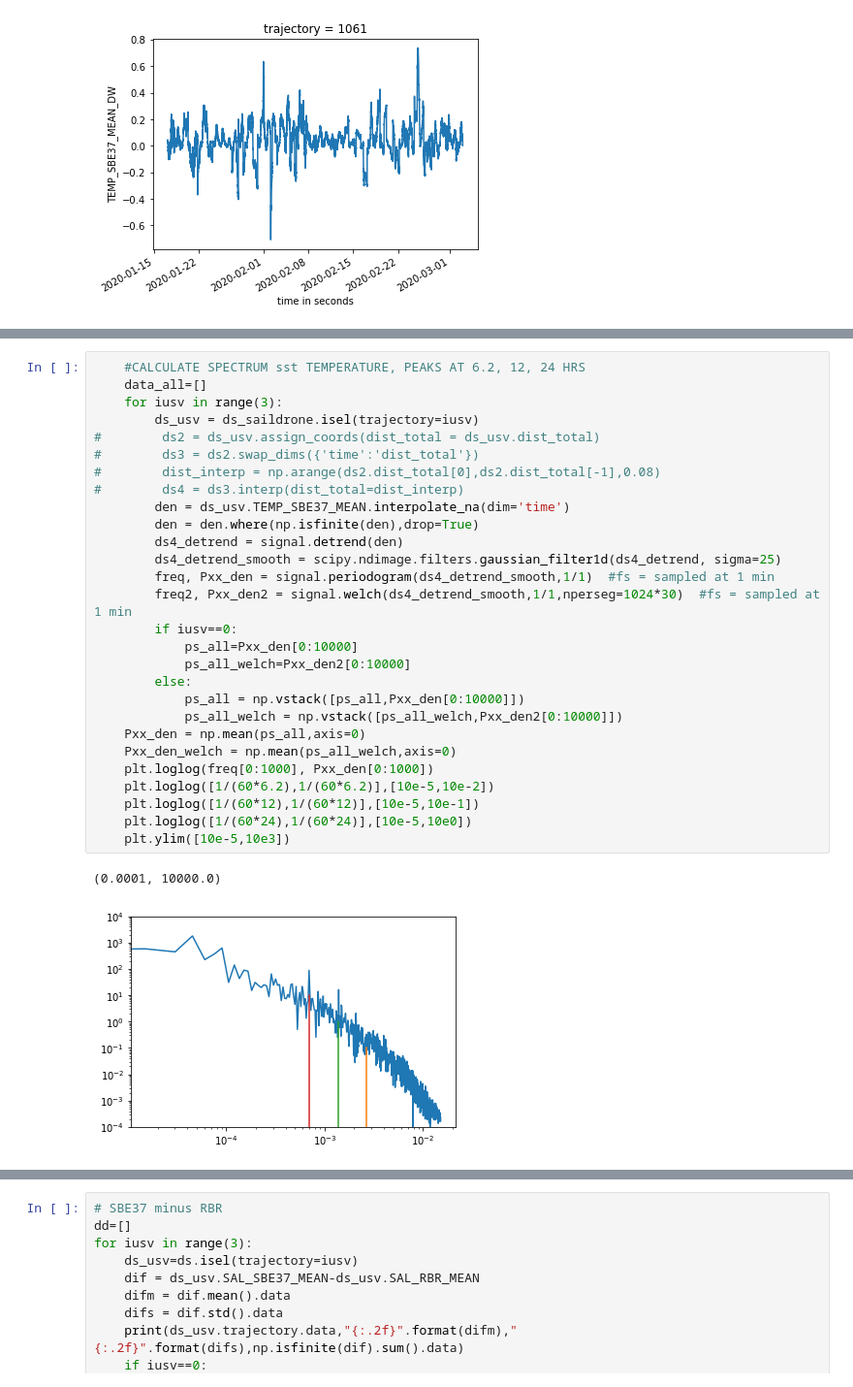
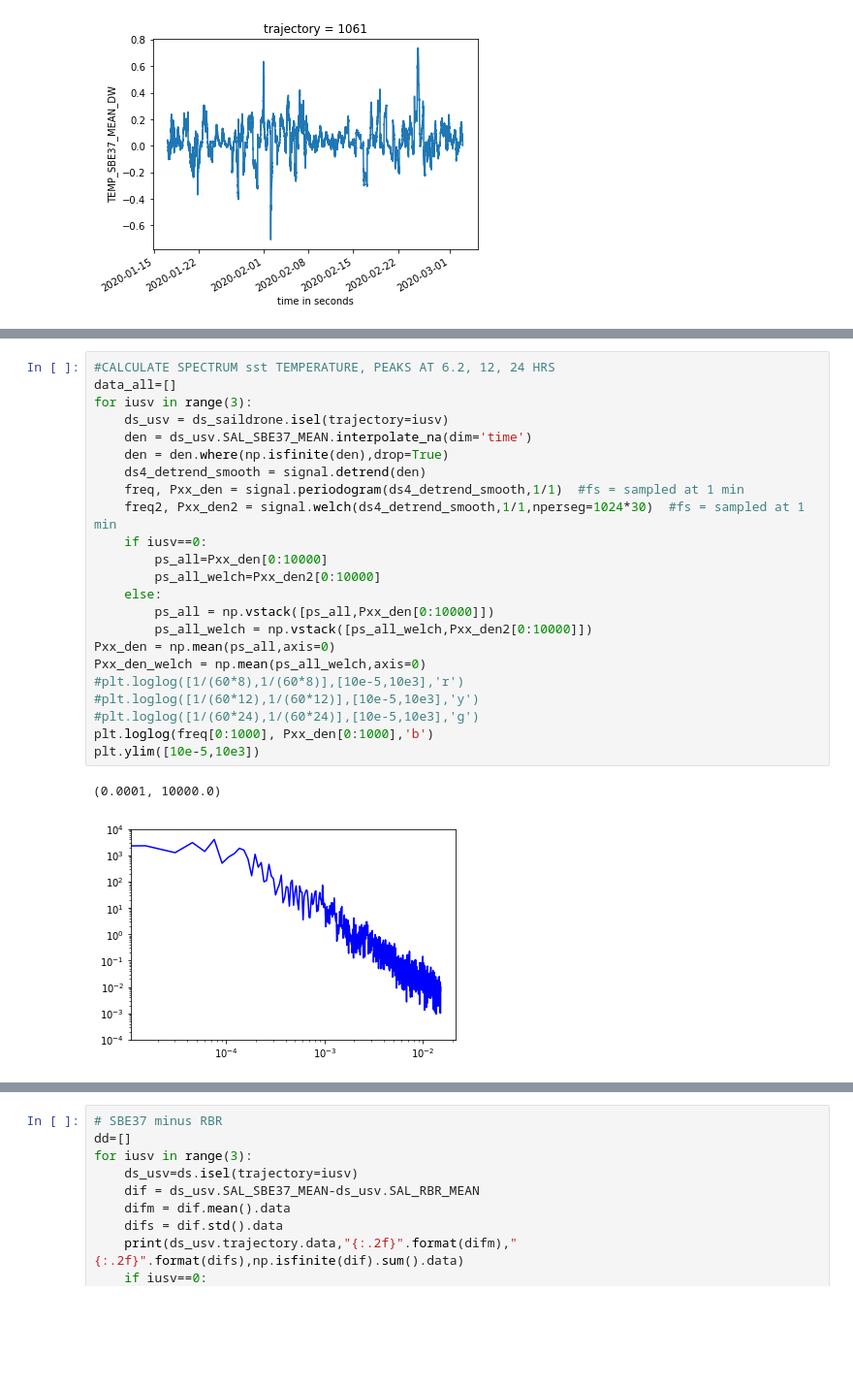
Before and after one commit to cgentemann/Saildrone, a Jupyter notebook: atomic/Calculate_density_plot.ipynb, the cells around one changed output, grey strips where cells are left out. Shown at 97% size. Drawn from its saved outputs; the diff is of its cells as text; blank space fills up the shorter version.

```diff
--- a/atomic/Calculate_density_plot.ipynb
+++ b/atomic/Calculate_density_plot.ipynb
@@ -284,31 +333,26 @@ ds_usv.TEMP_SBE37_MEAN_DW.plot()
 # %%
-    #CALCULATE SPECTRUM sst TEMPERATURE, PEAKS AT 6.2, 12, 24 HRS
-    data_all=[]
-    for iusv in range(3):
-        ds_usv = ds_saildrone.isel(trajectory=iusv)
-#        ds2 = ds_usv.assign_coords(dist_total = ds_usv.dist_total)
-#        ds3 = ds2.swap_dims({'time':'dist_total'})
-#        dist_interp = np.arange(ds2.dist_total[0],ds2.dist_total[-1],0.08)
-#        ds4 = ds3.interp(dist_total=dist_interp)
-        den = ds_usv.TEMP_SBE37_MEAN.interpolate_na(dim='time')
-        den = den.where(np.isfinite(den),drop=True)
-        ds4_detrend = signal.detrend(den)
-        ds4_detrend_smooth = scipy.ndimage.filters.gaussian_filter1d(ds4_detrend, sigma=25)
-        freq, Pxx_den = signal.periodogram(ds4_detrend_smooth,1/1)  #fs = sampled at 1 min
-        freq2, Pxx_den2 = signal.welch(ds4_detrend_smooth,1/1,nperseg=1024*30)  #fs = sampled at 1 min
-        if iusv==0:
-            ps_all=Pxx_den[0:10000]
-            ps_all_welch=Pxx_den2[0:10000]
-        else:
-            ps_all = np.vstack([ps_all,Pxx_den[0:10000]])
-            ps_all_welch = np.vstack([ps_all_welch,Pxx_den2[0:10000]])
-    Pxx_den = np.mean(ps_all,axis=0)
-    Pxx_den_welch = np.mean(ps_all_welch,axis=0)
-    plt.loglog(freq[0:1000], Pxx_den[0:1000])
-    plt.loglog([1/(60*6.2),1/(60*6.2)],[10e-5,10e-2])
-    plt.loglog([1/(60*12),1/(60*12)],[10e-5,10e-1])
-    plt.loglog([1/(60*24),1/(60*24)],[10e-5,10e0])
-    plt.ylim([10e-5,10e3])
+#CALCULATE SPECTRUM sst TEMPERATURE, PEAKS AT 6.2, 12, 24 HRS
+data_all=[]
+for iusv in range(3):
+    ds_usv = ds_saildrone.isel(trajectory=iusv)
+    den = ds_usv.SAL_SBE37_MEAN.interpolate_na(dim='time')
+    den = den.where(np.isfinite(den),drop=True)
+    ds4_detrend_smooth = signal.detrend(den)
+    freq, Pxx_den = signal.periodogram(ds4_detrend_smooth,1/1)  #fs = sampled at 1 min
+    freq2, Pxx_den2 = signal.welch(ds4_detrend_smooth,1/1,nperseg=1024*30)  #fs = sampled at 1 min
+    if iusv==0:
+        ps_all=Pxx_den[0:10000]
+        ps_all_welch=Pxx_den2[0:10000]
+    else:
+        ps_all = np.vstack([ps_all,Pxx_den[0:10000]])
+        ps_all_welch = np.vstack([ps_all_welch,Pxx_den2[0:10000]])
+Pxx_den = np.mean(ps_all,axis=0)
+Pxx_den_welch = np.mean(ps_all_welch,axis=0)
+#plt.loglog([1/(60*8),1/(60*8)],[10e-5,10e3],'r')
+#plt.loglog([1/(60*12),1/(60*12)],[10e-5,10e3],'y')
+#plt.loglog([1/(60*24),1/(60*24)],[10e-5,10e3],'g')
+plt.loglog(freq[0:1000], Pxx_den[0:1000],'b')
+plt.ylim([10e-5,10e3])
 # %% [output]
 (0.0001, 10000.0)
-[figure, old version]
+[figure, new version]
```
Also changed, not shown: parts of 6 cells of this notebook, 2 other files.
